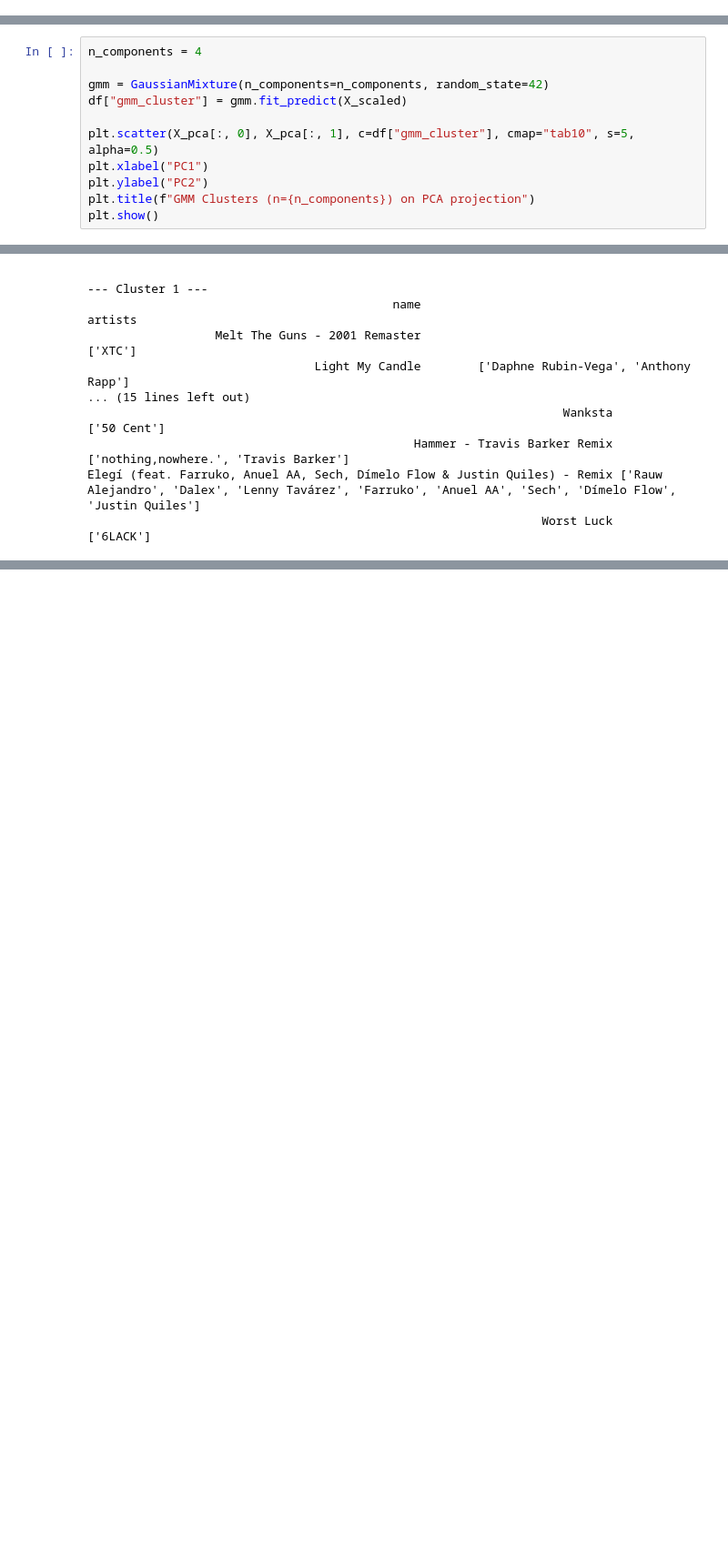
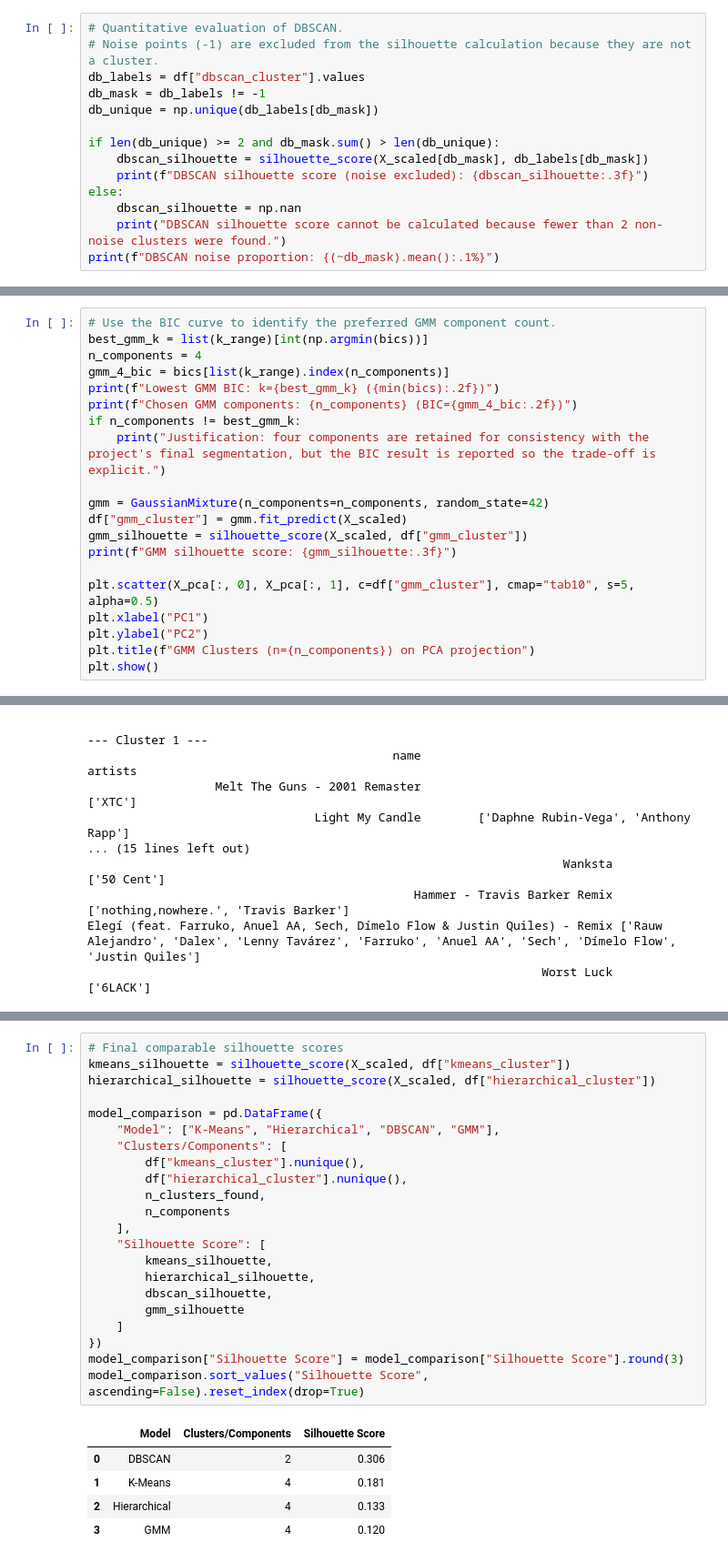
Before and after one commit to annettechege9-droid/machine-learning-advanced-week-2-, a Jupyter notebook: Spotify_Clustering_Project.ipynb, the cells around one changed output, grey strips where cells are left out. Shown at 91% size. Saved outputs shown, nothing was run; the diff lists cells and outputs as text; blank space fills up the shorter version.

```diff
--- a/Spotify_Clustering_Project.ipynb
+++ b/Spotify_Clustering_Project.ipynb
@@ -318,3 +365,17 @@ plt.show()
 Clusters found: 2
 Noise points: 435 (4.4%)
 [figure]
+# %%
+# Quantitative evaluation of DBSCAN.
+# Noise points (-1) are excluded from the silhouette calculation because they are not a cluster.
+db_labels = df["dbscan_cluster"].values
+db_mask = db_labels != -1
+db_unique = np.unique(db_labels[db_mask])
+
+if len(db_unique) >= 2 and db_mask.sum() > len(db_unique):
+    dbscan_silhouette = silhouette_score(X_scaled[db_mask], db_labels[db_mask])
+    print(f"DBSCAN silhouette score (noise excluded): {dbscan_silhouette:.3f}")
+else:
+    dbscan_silhouette = np.nan
+    print("DBSCAN silhouette score cannot be calculated because fewer than 2 non-noise clusters were found.")
+print(f"DBSCAN noise proportion: {(~db_mask).mean():.1%}")
@@ -338,10 +402,19 @@ plt.show()
 # %% [output]
 [figure]
 # %%
+# Use the BIC curve to identify the preferred GMM component count.
+best_gmm_k = list(k_range)[int(np.argmin(bics))]
 n_components = 4
+gmm_4_bic = bics[list(k_range).index(n_components)]
+print(f"Lowest GMM BIC: k={best_gmm_k} ({min(bics):.2f})")
+print(f"Chosen GMM components: {n_components} (BIC={gmm_4_bic:.2f})")
+if n_components != best_gmm_k:
+    print("Justification: four components are retained for consistency with the project's final segmentation, but the BIC result is reported so the trade-off is explicit.")
 
 gmm = GaussianMixture(n_components=n_components, random_state=42)
 df["gmm_cluster"] = gmm.fit_predict(X_scaled)
+gmm_silhouette = silhouette_score(X_scaled, df["gmm_cluster"])
+print(f"GMM silhouette score: {gmm_silhouette:.3f}")
 
 plt.scatter(X_pca[:, 0], X_pca[:, 1], c=df["gmm_cluster"], cmap="tab10", s=5, alpha=0.5)
 plt.xlabel("PC1")
@@ -436,0 +501,28 @@ Elegí (feat. Farruko, Anuel AA, Sech, Dímelo Flow & Justin Quiles) - Remix ['R
+# %%
+# Final comparable silhouette scores
+kmeans_silhouette = silhouette_score(X_scaled, df["kmeans_cluster"])
+hierarchical_silhouette = silhouette_score(X_scaled, df["hierarchical_cluster"])
+
+model_comparison = pd.DataFrame({
+    "Model": ["K-Means", "Hierarchical", "DBSCAN", "GMM"],
+    "Clusters/Components": [
+        df["kmeans_cluster"].nunique(),
+        df["hierarchical_cluster"].nunique(),
+        n_clusters_found,
+        n_components
+    ],
+    "Silhouette Score": [
+        kmeans_silhouette,
+        hierarchical_silhouette,
+        dbscan_silhouette,
+        gmm_silhouette
+    ]
+})
+model_comparison["Silhouette Score"] = model_comparison["Silhouette Score"].round(3)
+model_comparison.sort_values("Silhouette Score", ascending=False).reset_index(drop=True)
+# %% [output]
+|  | Model | Clusters/Components | Silhouette Score |
+| 0 | DBSCAN | 2 | 0.306 |
+| 1 | K-Means | 4 | 0.181 |
+| 2 | Hierarchical | 4 | 0.133 |
+| 3 | GMM | 4 | 0.120 |
```
Also changed, not shown: parts of 16 cells of this notebook.
